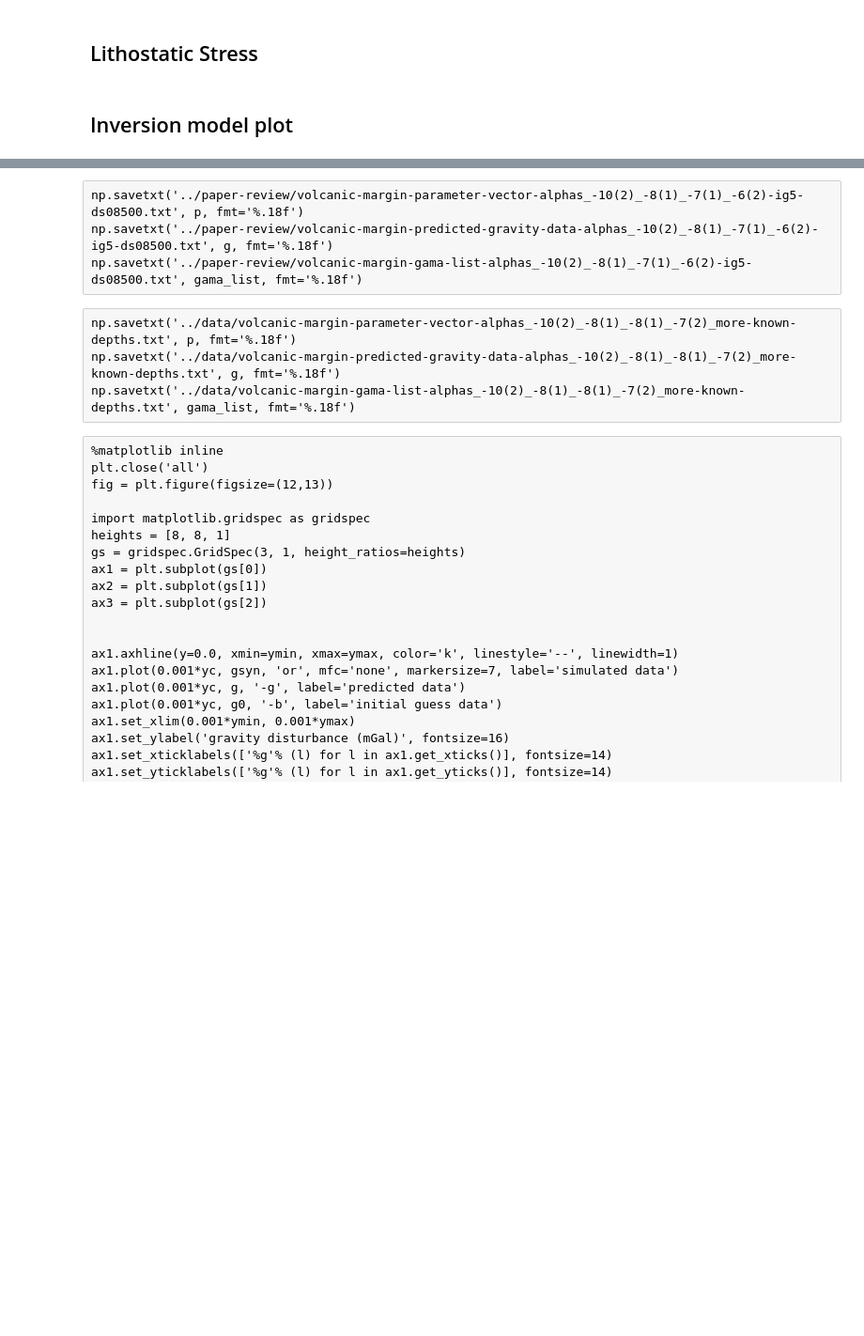
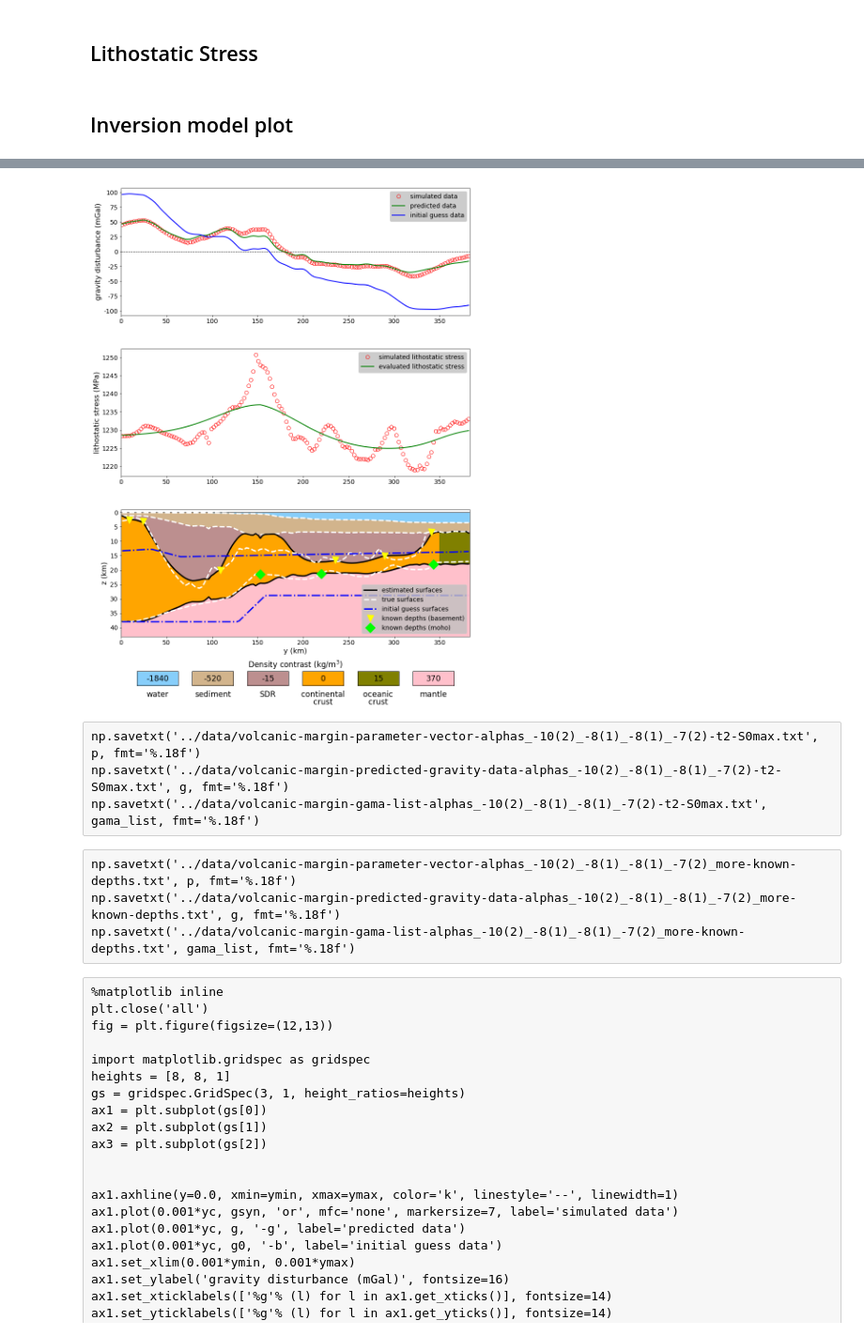
Before and after one commit to pinga-lab/paper-isostatic-grav2D, a Jupyter notebook: code/volcanic-margin-model-(inverse-problem)-(constant-isostatic-constrain).ipynb, the cells around one changed output, grey strips where cells are left out. Shown at 94% size. Saved outputs shown, nothing was run; the diff lists cells and outputs as text; code cells hidden in the pictures; blank space fills up the shorter version.

```diff
--- a/code/volcanic-margin-model-(inverse-problem)-(constant-isostatic-constrain).ipynb
+++ b/code/volcanic-margin-model-(inverse-problem)-(constant-isostatic-constrain).ipynb
@@ -102,7 +103,7 @@ S0 = np.array([41000.0])
 # %% [markdown]
 ## Synthetic data
 # %%
-gsyn = np.reshape(np.loadtxt('../data/volcanic-margin-synthetic-gravity-data.txt'),(n,1))
+gsyn = np.reshape(np.loadtxt('../data/volcanic-margin-synthetic-gravity-data-t2-S0max.txt'),(n,1))
 #gsyn0 = np.reshape(np.loadtxt('../data/volcanic-margin-synthetic-gravity-data.txt'),(n,1))
 # %% [raw]
 # Inclusao de ruido aleatorio aditivo
@@ -151,7 +152,8 @@ true_basement = np.reshape(np.loadtxt('../data/volcanic-margin-true-basement-sur
 true_moho = np.reshape(np.loadtxt('../data/volcanic-margin-true-moho-surface.txt'),(n,1))
 
 # True reference moho surface (SR = S0+dS0)
-true_dS0 = np.array([2200.0])
+#true_dS0 = np.array([2200.0]) #original
+true_dS0 = np.array([0.0])
 # %%
 # True first layer sediments thickness
 ts0 = toi - tw
@@ -167,16 +169,16 @@ ptrue = np.vstack((true_ts1, true_tm, true_dS0))
 ## Initial guess surfaces
 # %%
 # initial guess basement surface
-#ini_basement = np.reshape(np.loadtxt('../data/volcanic-margin-initial-basement-surface.txt'),(n,1))
-ini_basement = np.reshape(np.loadtxt('../paper-review/volcanic-margin-initial-basement-surface-ig5-ds0500.txt'),(n,1))
+ini_basement = np.reshape(np.loadtxt('../data/volcanic-margin-initial-basement-surface.txt'),(n,1))
+#ini_basement = np.reshape(np.loadtxt('../paper-review/volcanic-margin-initial-basement-surface-ig5-ds0500.txt'),(n,1))
 
 # initial guess moho surface
-#ini_moho = np.reshape(np.loadtxt('../data/volcanic-margin-initial-moho-surface.txt'),(n,1))
-ini_moho = np.reshape(np.loadtxt('../paper-review/volcanic-margin-initial-moho-surface-ig5-ds0500.txt'),(n,1))
+ini_moho = np.reshape(np.loadtxt('../data/volcanic-margin-initial-moho-surface.txt'),(n,1))
+#ini_moho = np.reshape(np.loadtxt('../paper-review/volcanic-margin-initial-moho-surface-ig5-ds0500.txt'),(n,1))
 
 # initial guess reference moho surface (SR = S0+dS0)
 #ini_dS0 = np.array([8500.0])
-ini_dS0 = np.array([500.0])
+ini_dS0 = np.array([6300.0])
 ini_RM = S0 + ini_dS0
 # %%
 # initial guess layer igneous thickness
@@ -218,7 +220,7 @@ assert_almost_equal((true_tm[index_moho][:,0]), rm[:,0], decimal=6)
 # %% [raw]
 g0 = np.reshape(np.loadtxt('../data/volcanic-margin-initial-guess-gravity-data.txt'),(n,1))
 # %%
-g0 = np.reshape(np.loadtxt('../paper-review/volcanic-margin-initial-guess-gravity-data-ig5-ds0500.txt'),(n,1))
+g0 = np.reshape(np.loadtxt('../data/volcanic-margin-initial-guess-gravity-data-t2-S0max.txt'),(n,1))
 # %% [markdown]
 ### parameters vector box limits
 # %%
@@ -556,6 +604,7 @@ for (pmi) in (polygons_mantle):
     ax3.plot(tmpx, tmpy, linestyle='None')
     ax3.fill(tmpx, tmpy, color='pink')
 
+ax3.axhline(y=S0, xmin=ymin, xmax=ymax, color='w', linestyle='--', linewidth=3)
 ax3.plot(yc, tw, '--w', linewidth=3)
 ax3.plot(yc, toi, '--w', linewidth=3)
 ax3.plot(yc, basement, '-k', linewidth=3, label='estimated surfaces')
@@ -593,38 +642,40 @@ w = X / (ncols + 1)
 
 i=ncols-1
 for color, density, layers1, layers2 in zip(colors_list, density_list, layers_list1, layers_list2):
     col = i // nrows
     row = i % nrows
     x = X - (col*w) - w
 
     yi_line = Y
     yf_line = Y - Y*0.15
     yi_text1 = Y - Y*0.2
     yi_text2 = Y - Y*0.28
     yi_text3 = Y - Y*0.08
 
     i-=1
     poly = Polygon(np.array([[x, x+w*0.75, x+w*0.75, x], [yi_line, yi_line, yf_line, yf_line]]).T)
     tmpx = [x for x in poly.x]
     tmpx.append(poly.x[0])
     tmpy = [y for y in poly.y]
     tmpy.append(poly.y[0])
     ax4.plot(tmpx, tmpy, linestyle='-', color='k', linewidth=1)
     ax4.fill(tmpx, tmpy, color=color)
     ax4.text(x+w*0.375, yi_text1, layers1, fontsize=(w*0.14), horizontalalignment='center', verticalalignment='top')
     ax4.text(x+w*0.375, yi_text2, layers2, fontsize=(w*0.14), horizontalalignment='center', verticalalignment='top')
     ax4.text(x+w*0.375, yi_text3, density, color = 'k', fontsize=(w*0.14), horizontalalignment='center', verticalalignment='center')
 
 plt.tight_layout()
 
 #mpl.savefig('../data/fig/new/volcanic-margin-grafics-estimated-model-alphas_2_1_1_2.png', dpi='figure', bbox_inches='tight')
-#mpl.savefig('../paper-review/fig/volcanic-margin-grafics-estimated-model-alphas_2_1_1_2-ig5-ds08500.png', dpi='figure', bbox_inches='tight')
+#mpl.savefig('../data/fig/volcanic-margin-grafics-estimated-model-alphas_2_1_1_2-t2-S0max.png', dpi='figure', bbox_inches='tight')
 
 plt.show()
+# %% [output]
+[figure, added]
 # %% [raw]
-np.savetxt('../paper-review/volcanic-margin-parameter-vector-alphas_-10(2)_-8(1)_-7(1)_-6(2)-ig5-ds08500.txt', p, fmt='%.18f')
-np.savetxt('../paper-review/volcanic-margin-predicted-gravity-data-alphas_-10(2)_-8(1)_-7(1)_-6(2)-ig5-ds08500.txt', g, fmt='%.18f')
-np.savetxt('../paper-review/volcanic-margin-gama-list-alphas_-10(2)_-8(1)_-7(1)_-6(2)-ig5-ds08500.txt', gama_list, fmt='%.18f')
+np.savetxt('../data/volcanic-margin-parameter-vector-alphas_-10(2)_-8(1)_-8(1)_-7(2)-t2-S0max.txt', p, fmt='%.18f')
+np.savetxt('../data/volcanic-margin-predicted-gravity-data-alphas_-10(2)_-8(1)_-8(1)_-7(2)-t2-S0max.txt', g, fmt='%.18f')
+np.savetxt('../data/volcanic-margin-gama-list-alphas_-10(2)_-8(1)_-8(1)_-7(2)-t2-S0max.txt', gama_list, fmt='%.18f')
 # %% [raw]
 np.savetxt('../data/volcanic-margin-parameter-vector-alphas_-10(2)_-8(1)_-8(1)_-7(2)_more-known-depths.txt', p, fmt='%.18f')
 np.savetxt('../data/volcanic-margin-predicted-gravity-data-alphas_-10(2)_-8(1)_-8(1)_-7(2)_more-known-depths.txt', g, fmt='%.18f')
```
Also changed, not shown: parts of 8 cells of this notebook, 47 other files.
